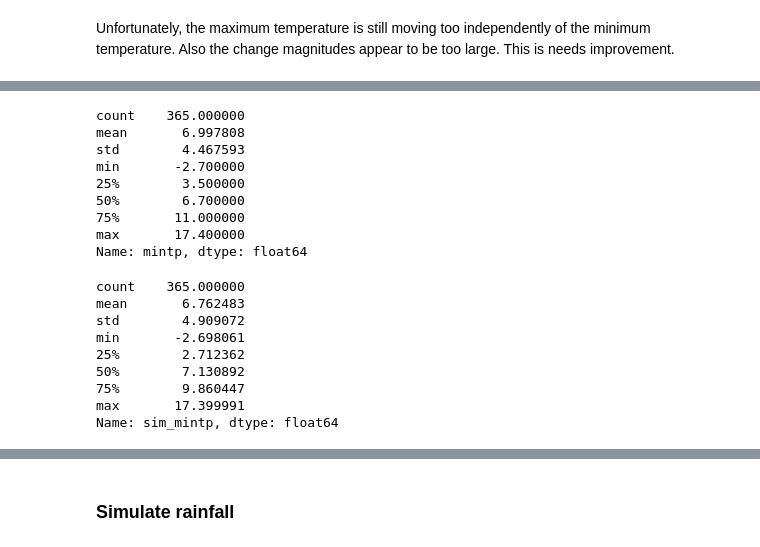
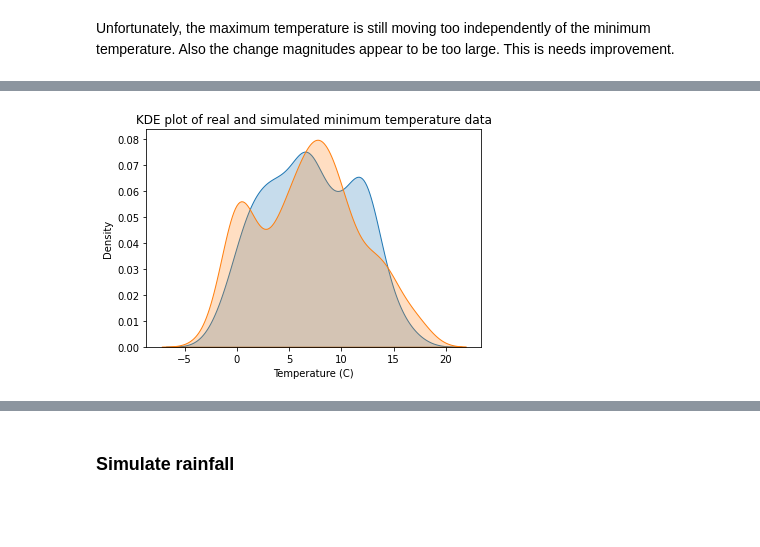
Before and after one commit to fod/simulation, a Jupyter notebook: simulation.ipynb, the cells around one changed output, grey strips where cells are left out. Saved outputs shown, nothing was run; the diff lists cells and outputs as text; code cells hidden in the pictures; blank space fills up the shorter version.

Commit message:
KDE Plots

```diff
--- a/simulation.ipynb
+++ b/simulation.ipynb
@@ -385,24 +403,10 @@ KstestResult(statistic=0.08493150684931507, pvalue=0.14375491744872523)
-# %%
-df['mintp'].describe()
-# %% [output]
-count    365.000000
-mean       6.997808
-std        4.467593
-min       -2.700000
-25%        3.500000
-50%        6.700000
-75%       11.000000
-max       17.400000
-Name: mintp, dtype: float64
-# %%
-df['sim_mintp'].describe()
-# %% [output]
-count    365.000000
-mean       6.762483
-std        4.909072
-min       -2.698061
-25%        2.712362
-50%        7.130892
-75%        9.860447
-max       17.399991
-Name: sim_mintp, dtype: float64
+# %%
+fig, ax = plt.subplots()
+sns.kdeplot(df['mintp'], shade = True, ax=ax)
+sns.kdeplot(df['sim_mintp'], shade = True, ax=ax)
+plt.title("KDE plot of real and simulated minimum temperature data")
+plt.xlabel("Temperature (C)")
+plt.ylabel("Density")
+plt.show()
+# %% [output]
+[figure, added]
```
Also changed, not shown: parts of 9 cells of this notebook.
